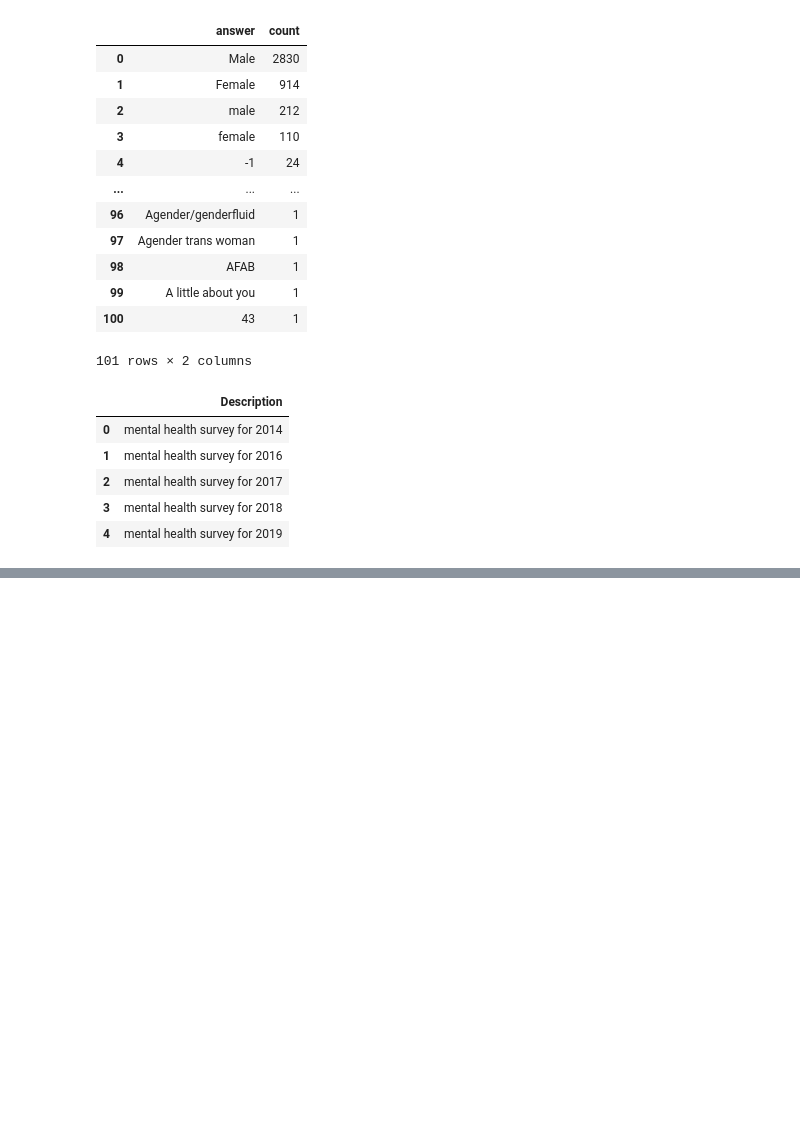
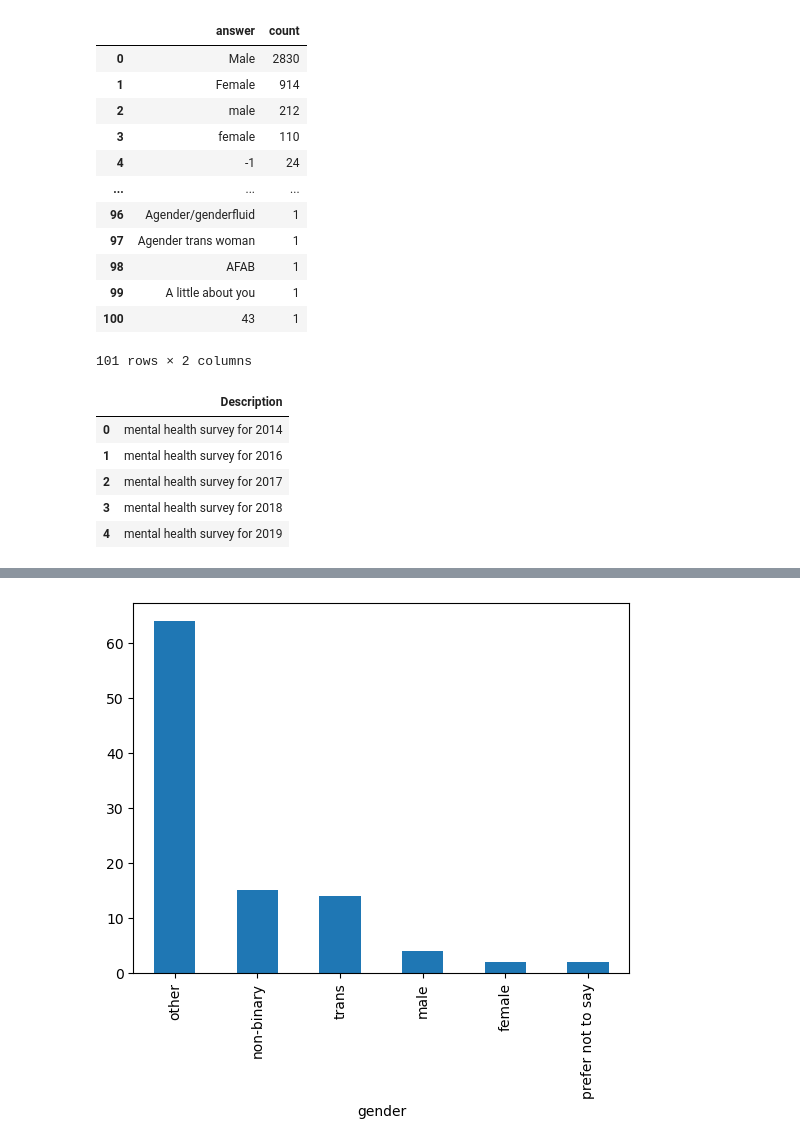
Before and after one commit to Djohnson1313/mental_health_sql, a Jupyter notebook: mental_health_analysis.ipynb, the cells around one changed output, grey strips where cells are left out. Saved outputs shown, nothing was run; the diff lists cells and outputs as text; code cells hidden in the pictures; blank space fills up the shorter version.

Commit message:
gender analysis

```diff
--- a/mental_health_analysis.ipynb
+++ b/mental_health_analysis.ipynb
@@ -12,0 +54,15 @@ Website used to create ERD : [dbdiagram.io](https://dbdiagram.io)
+# %%
+def normalize_gender(gender):
+    g = gender.lower().strip()
+    if g in ['male', 'man', 'cis male', 'cis man', 'masculine']:
+        return 'male'
+    elif g in ['female', 'f', 'woman', 'cis female', 'cis woman', 'femanine']:
+        return 'female'
+    elif 'trans' in g:
+        return 'trans'
+    elif 'non-binary' in g or 'genderqueer' in g or 'genderfluid' in g:
+        return 'non-binary'
+    elif g in ['na', 'n/a', '', 'none', 'no']:
+        return 'prefer not to say'
+    else:
+        return 'other'
@@ -115,0 +206,9 @@ from survey
+# %%
+df_age_spread = pd.read_sql('''
+select answertext, count(answertext) as count
+from Question as q
+left join Answer as a
+on q.questionid = a.questionid
+where questiontext = 'What is your gender?'
+group by answertext
+''', conn)
@@ -115,0 +236,2 @@ from survey
+# %%
+df_age_spread['gender'] = df_age_spread['AnswerText'].apply(normalize_gender)
@@ -115,0 +249,5 @@ from survey
+# %%
+df_age_spread['gender'].value_counts().plot(kind = 'bar')
+plt.show();
+# %% [output]
+[figure, added]
```
Also changed, not shown: parts of 17 cells of this notebook.
